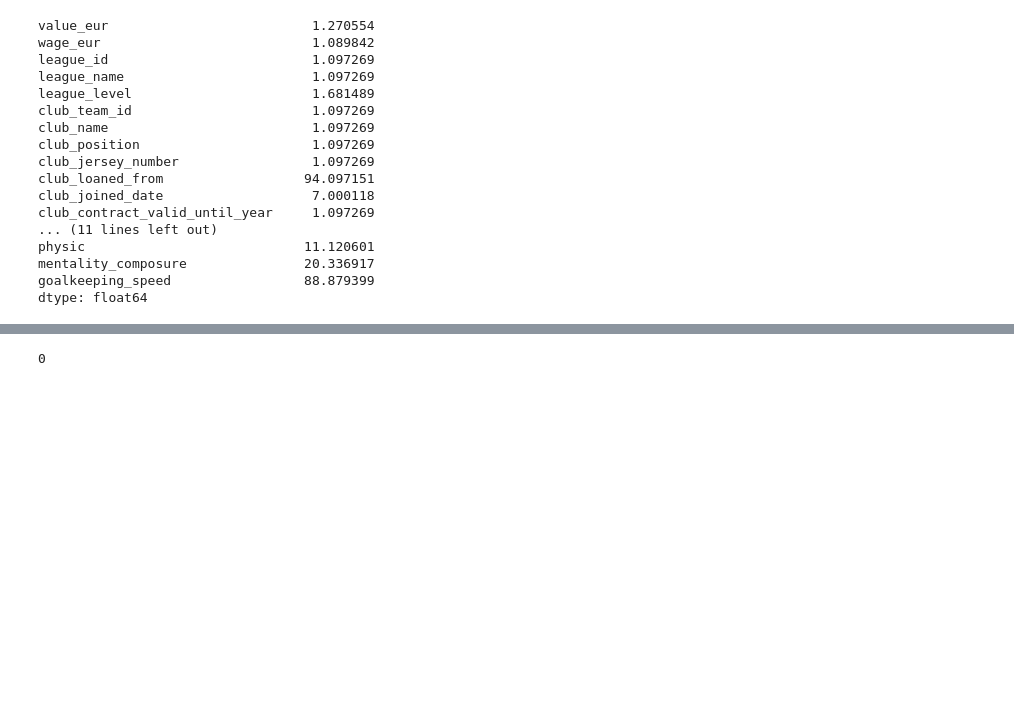
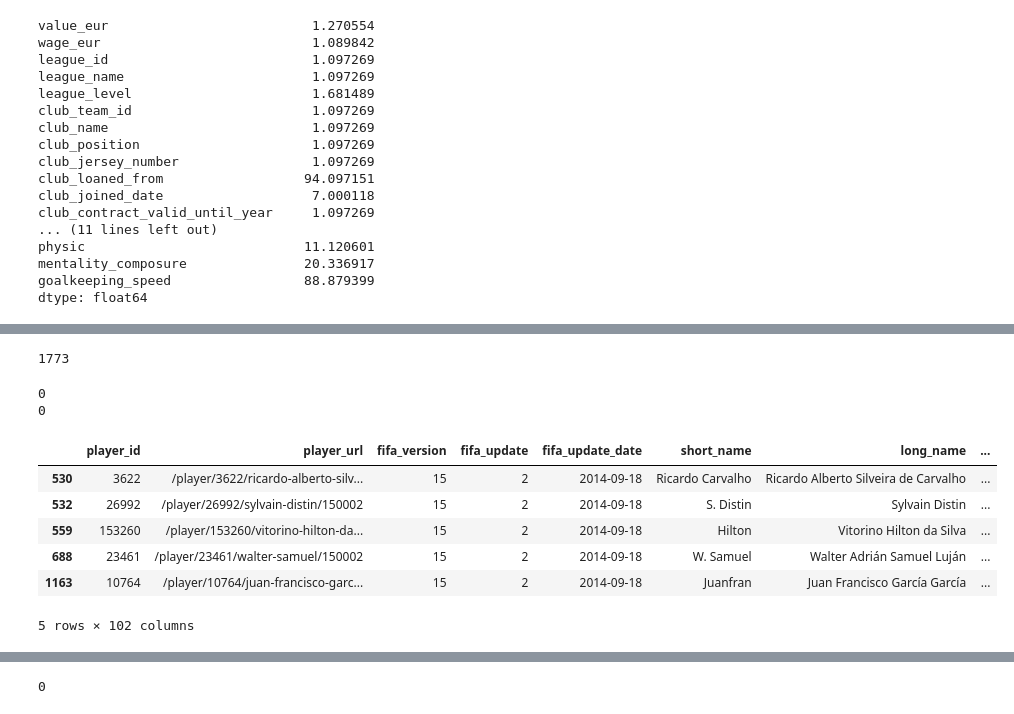
Before and after one commit to AliHashish/FIFA_Players_Analysis, a Jupyter notebook: BigData.ipynb, the cells around one changed output, grey strips where cells are left out. Cells and saved outputs as stored; diff of their text form; code cells hidden in the pictures; blank space fills up the shorter version.

```diff
--- a/BigData.ipynb
+++ b/BigData.ipynb
@@ -154,2 +154,15 @@ physic                            11.120601
 mentality_composure               20.336917
 dtype: float64
+# %%
+# Check nulls in 'league_id',  'league_name',  'club_team_id',  'club_name',  'club_position',  'club_jersey_number'
+# Check if they are the same rows 'league_id',  'league_name',  'club_team_id',  'club_name',  'club_position',  'club_jersey_number'
+print(df[['league_id',  'league_name',  'club_team_id',  'club_name',  'club_position',  'club_jersey_number']].iloc[:].isnull().all(axis = 1).sum())
+# All of them are null in the same rows. So we could drop them
+
+# Calculate percentage of nulls in these columns
+# print(df[['league_id',  'league_name',  'club_team_id',  'club_name',  'club_position',  'club_jersey_number']].iloc[:].isnull().all(axis = 1).sum() / len(df) * 100)
+
+# Drop these empty rows
+df = df.dropna(subset = ['league_id',  'league_name',  'club_team_id',  'club_name',  'club_position',  'club_jersey_number'])
+# %% [output]
+1773
@@ -155,0 +171,9 @@ dtype: float64
+# %%
+# Check nulls in 'gk'
+print(df['gk'].isnull().sum())
+# Check if there is null in 'gk' and position == goalkeeper
+print(df['player_positions'][df['gk'].isnull()].str.contains('GK').sum())
+# Some of them are goalkeepers
+# %% [output]
+0
+0
@@ -156,3 +184,14 @@ dtype: float64
+# %%
+# See a few rows where 'value_eur' is null
+df[df['value_eur'].isnull()].head()
+# %% [output]
+|  | player_id | player_url | fifa_version | fifa_update | fifa_update_date | short_name | long_name | ... |
+| 530 | 3622 | /player/3622/ricardo-alberto-silv... | 15 | 2 | 2014-09-18 | Ricardo Carvalho | Ricardo Alberto Silveira de Carvalho | ... |
+| 532 | 26992 | /player/26992/sylvain-distin/150002 | 15 | 2 | 2014-09-18 | S. Distin | Sylvain Distin | ... |
+| 559 | 153260 | /player/153260/vitorino-hilton-da... | 15 | 2 | 2014-09-18 | Hilton | Vitorino Hilton da Silva | ... |
+| 688 | 23461 | /player/23461/walter-samuel/150002 | 15 | 2 | 2014-09-18 | W. Samuel | Walter Adrián Samuel Luján | ... |
+| 1163 | 10764 | /player/10764/juan-francisco-garc... | 15 | 2 | 2014-09-18 | Juanfran | Juan Francisco García García | ... |
+5 rows × 102 columns
 # %%
 # get the type of columns that have nulls
 df.dtypes[nulls[nulls > 0].index]
```
Also changed, not shown: parts of 15 cells of this notebook.
